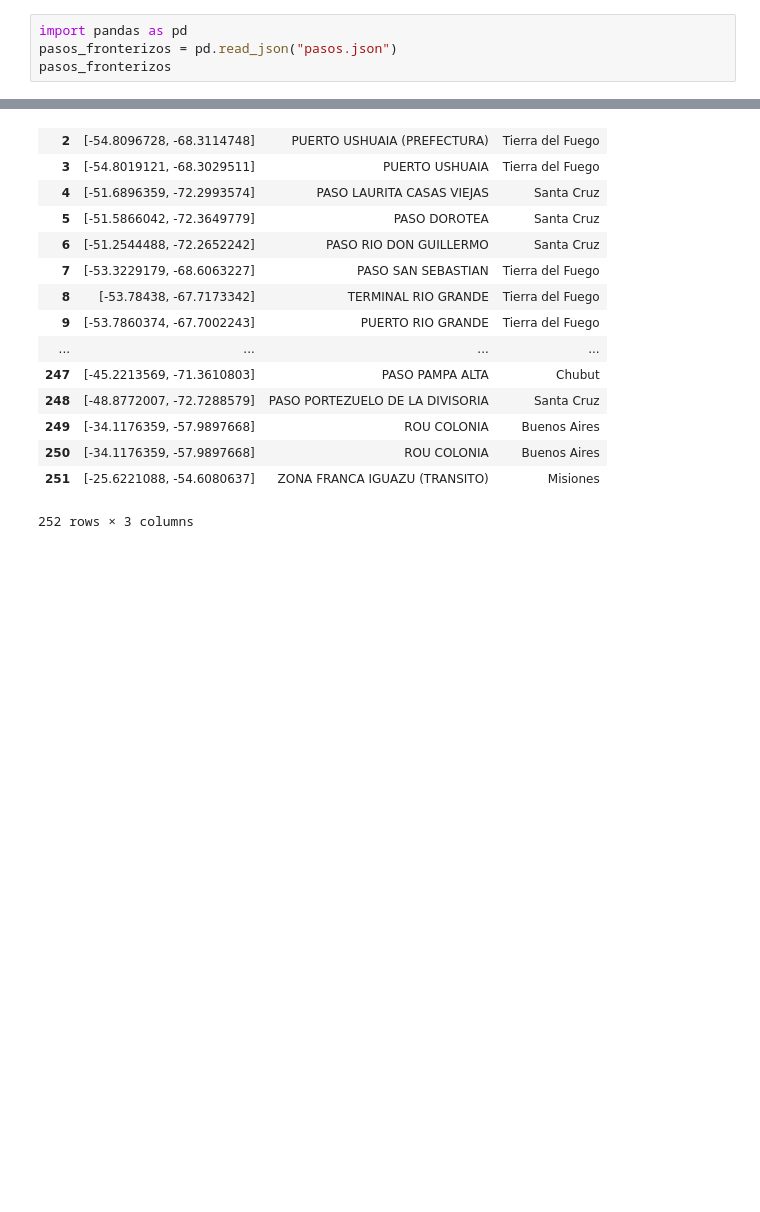
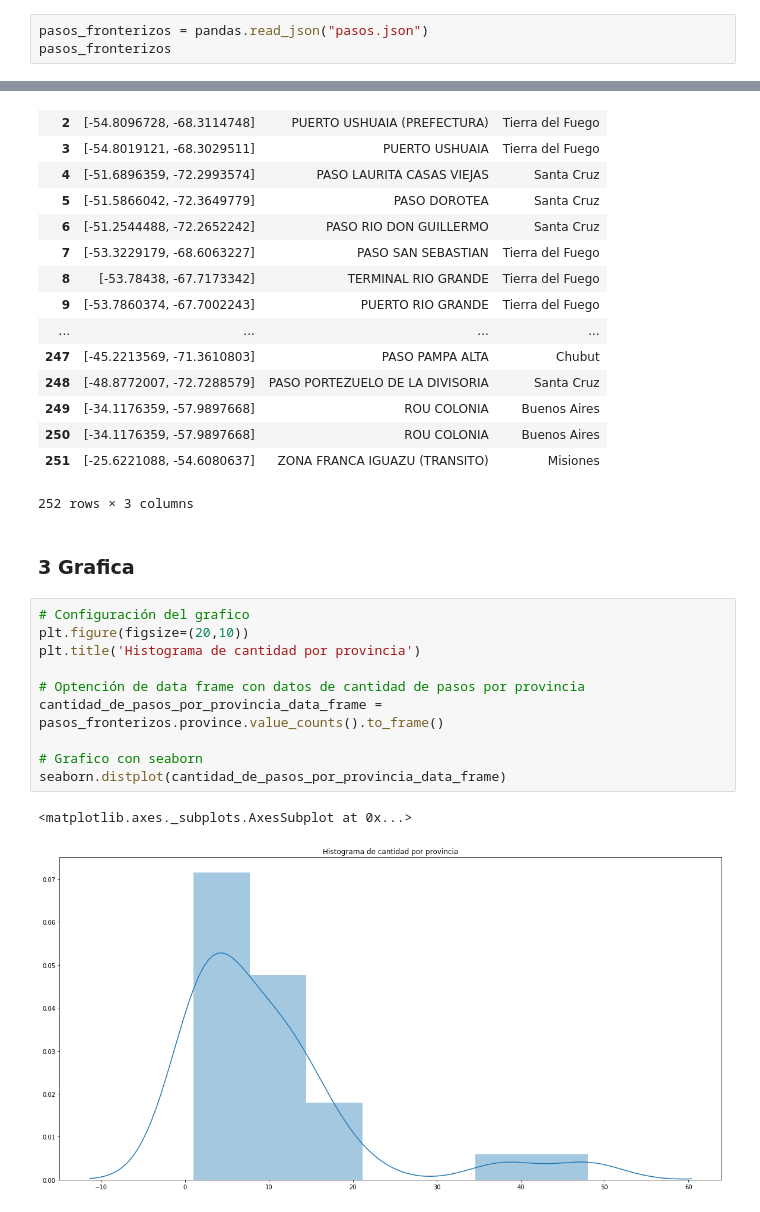
Before and after one commit to abernalc/diplodatos2019, a Jupyter notebook: AnalisisYCuracion/ejercicio2/PasosFronterizos.ipynb, the cells around one changed output, grey strips where cells are left out. Cells and saved outputs as stored; diff of their text form; blank space fills up the shorter version.

```diff
--- a/AnalisisYCuracion/ejercicio2/PasosFronterizos.ipynb
+++ b/AnalisisYCuracion/ejercicio2/PasosFronterizos.ipynb
@@ -1,6 +15,5 @@
 # %%
-import pandas as pd
-pasos_fronterizos = pd.read_json("pasos.json")
+pasos_fronterizos = pandas.read_json("pasos.json")
 pasos_fronterizos
 # %% [output]
 |  | location | name | province |
@@ -21,3 +34,18 @@ pasos_fronterizos
 | 250 | [-34.1176359, -57.9897668] | ROU COLONIA | Buenos Aires |
 | 251 | [-25.6221088, -54.6080637] | ZONA FRANCA IGUAZU (TRANSITO) | Misiones |
 252 rows × 3 columns
+# %% [markdown]
+<h3>3 Grafica</h3>
+# %%
+# Configuración del grafico
+plt.figure(figsize=(20,10))
+plt.title('Histograma de cantidad por provincia')
+
+# Optención de data frame con datos de cantidad de pasos por provincia
+cantidad_de_pasos_por_provincia_data_frame = pasos_fronterizos.province.value_counts().to_frame()
+
+# Grafico con seaborn
+seaborn.distplot(cantidad_de_pasos_por_provincia_data_frame)
+# %% [output]
+<matplotlib.axes._subplots.AxesSubplot at 0x...>
+[figure, added]
```
Also changed, not shown: parts of 5 cells of this notebook.
